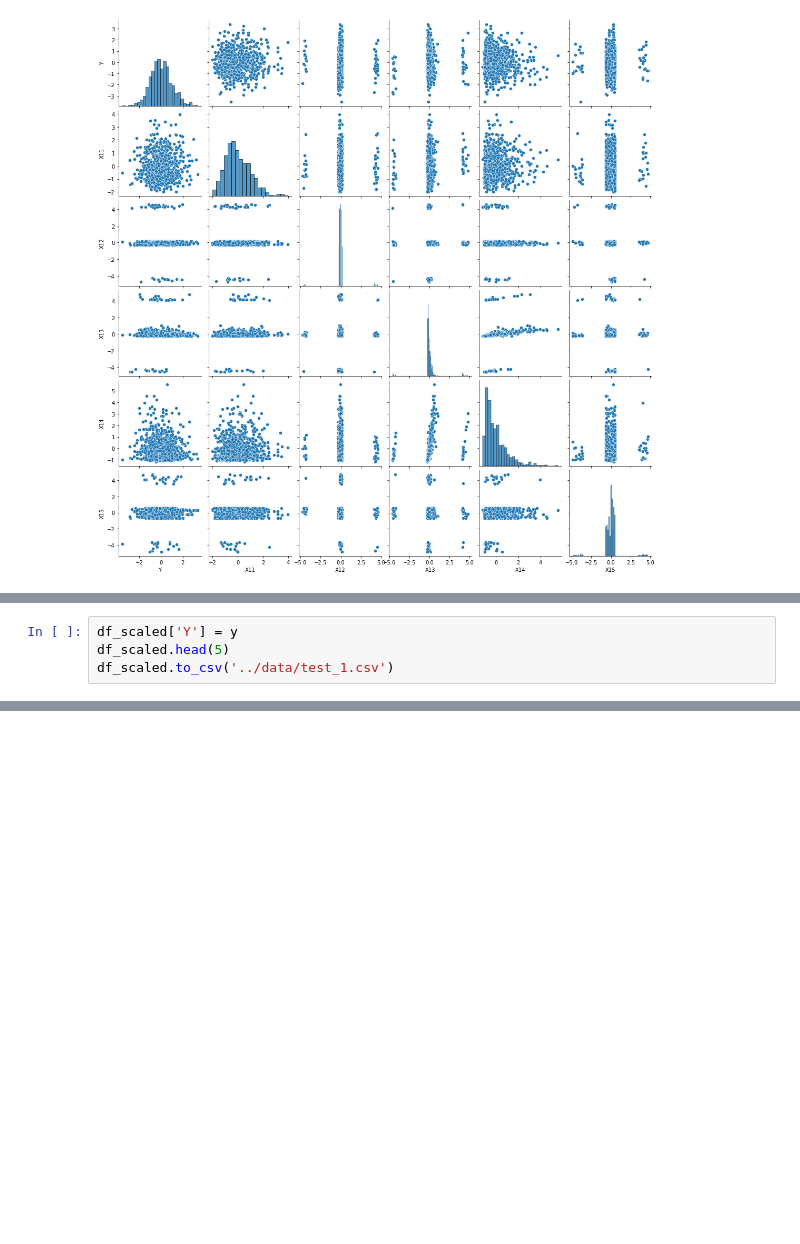
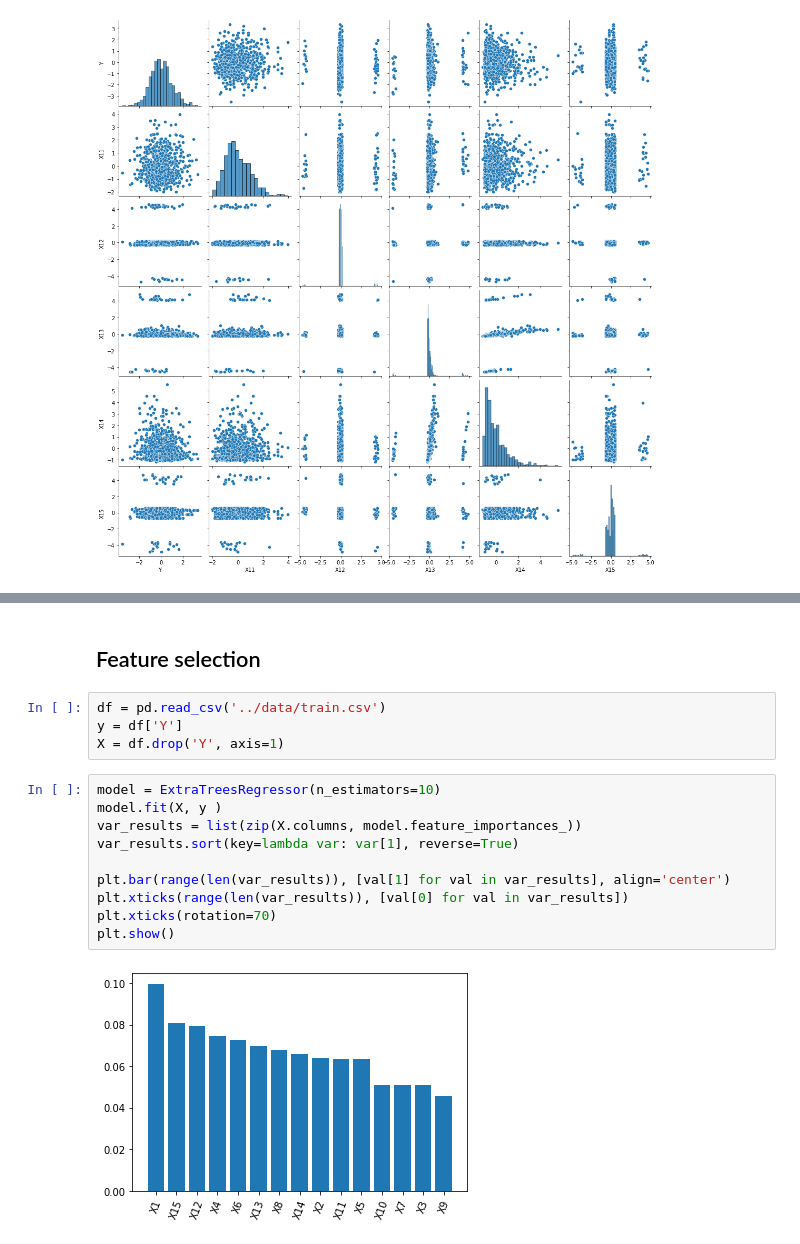
Before and after one commit to MikeZ77/STAT-452, a Jupyter notebook: src/eda.ipynb, the cells around one changed output, grey strips where cells are left out. Cells and saved outputs as stored; diff of their text form; blank space fills up the shorter version.

Commit message:
Working on tree models

```diff
--- a/src/eda.ipynb
+++ b/src/eda.ipynb
@@ -156,4 +93,0 @@ df_scaled.head(10)
-# %%
-df_scaled['Y'] = y
-df_scaled.head(5)
-df_scaled.to_csv('../data/test_1.csv')
@@ -159,0 +182,18 @@ df_scaled.to_csv('../data/test_1.csv')
+# %% [markdown]
+## Feature selection
+# %%
+df = pd.read_csv('../data/train.csv')
+y = df['Y']
+X = df.drop('Y', axis=1)
+# %%
+model = ExtraTreesRegressor(n_estimators=10)
+model.fit(X, y )
+var_results = list(zip(X.columns, model.feature_importances_))
+var_results.sort(key=lambda var: var[1], reverse=True)
+
+plt.bar(range(len(var_results)), [val[1] for val in var_results], align='center')
+plt.xticks(range(len(var_results)), [val[0] for val in var_results])
+plt.xticks(rotation=70)
+plt.show()
+# %% [output]
+[figure, added]
```
Also changed, not shown: parts of 15 cells of this notebook, 7 other files.
